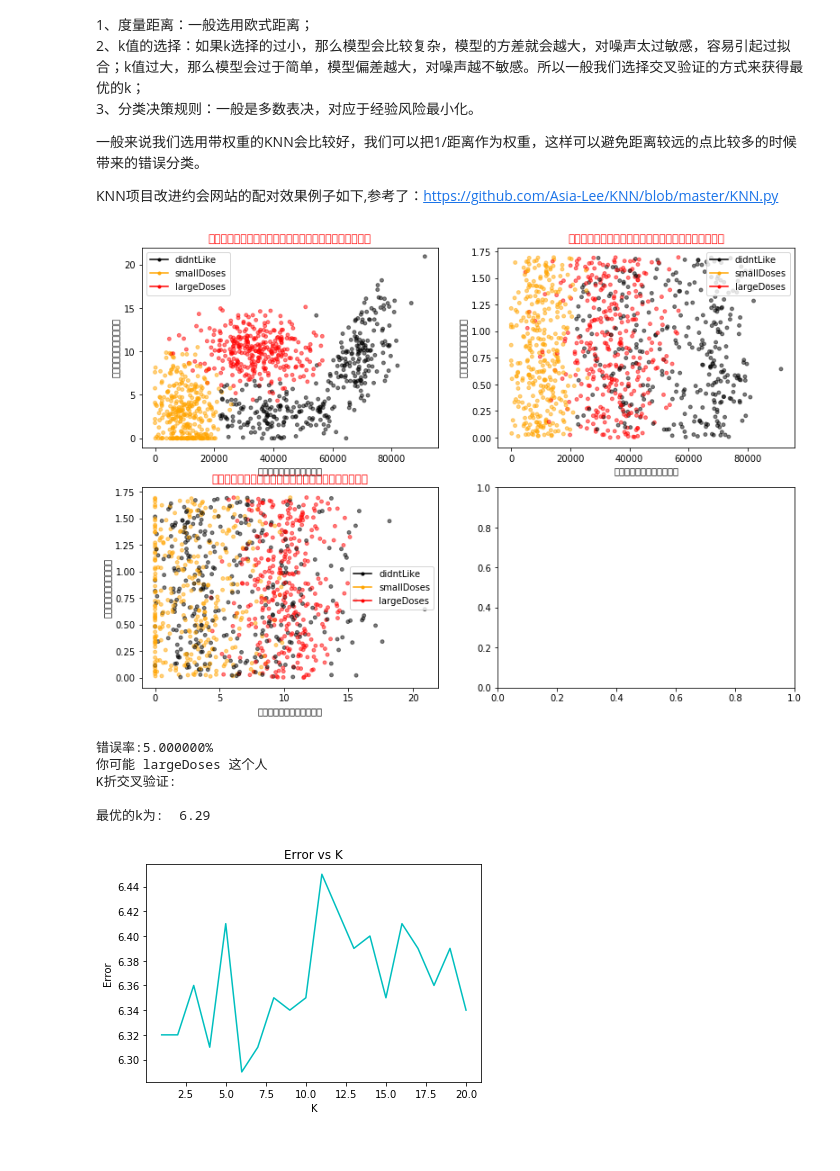
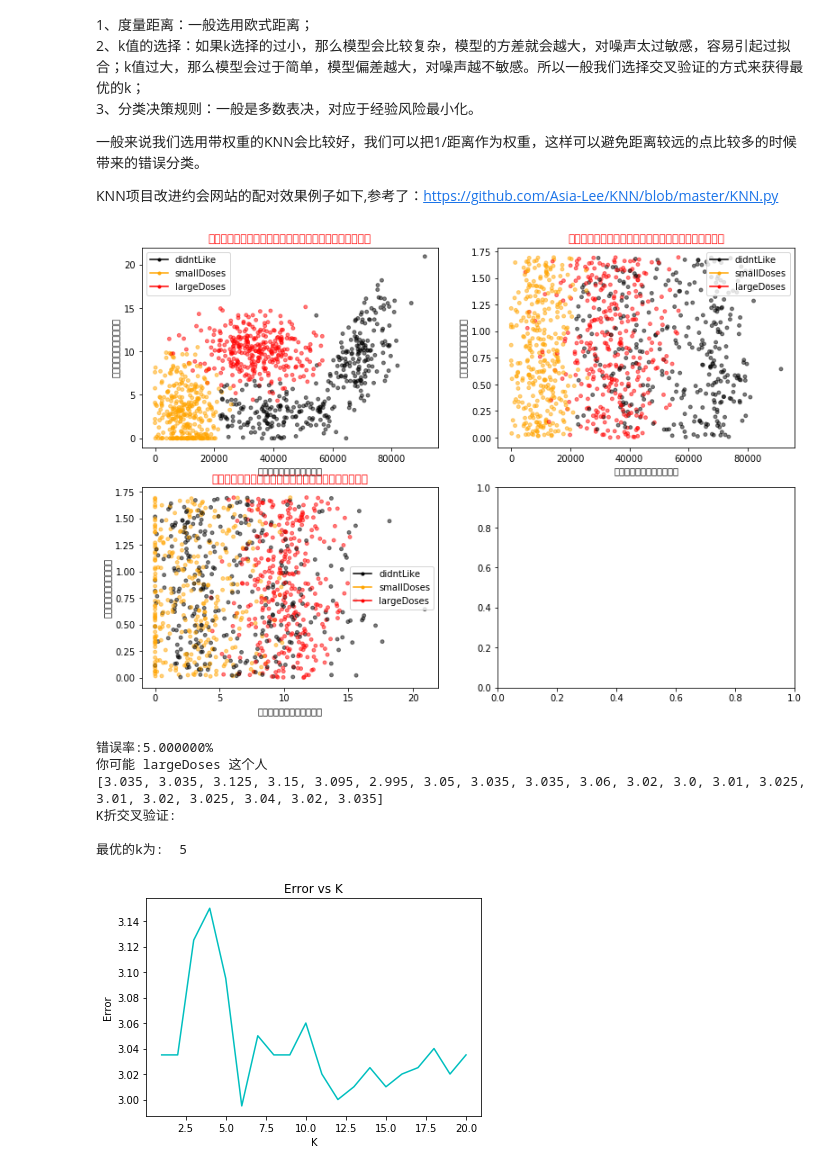
Before and after one commit to gbyy422990/machine_learning_code_with_python, a Jupyter notebook: KNN/KNN.ipynb, the cells around one changed output. Cells and saved outputs as stored; diff of their text form; code cells hidden in the pictures.

Commit message:
add k-fold valid

```diff
--- a/KNN/KNN.ipynb
+++ b/KNN/KNN.ipynb
@@ -226,7 +226,7 @@ def KFold(n,n_folds=5,shuffe=False):
         yield train_index, test_index
         current = stop # move one step forward
 
-def crossValidate(dataPath, n_folds=100, k=3):
+def crossValidate(dataPath, n_folds, k):
     errorCount = 0.0
     X, y = readData(dataPath)
     kf = KFold(len(y), n_folds=n_folds)
@@ -252,35 +252,37 @@ def crossValidate(dataPath, n_folds=100, k=3):
 # %%
 if __name__ == '__main__':
     dataPath = './data/datingTestSet.txt'
     #这里我们选择k为5，即前五个然后投票，最好是采用交叉验证的方式获得最优的k
-    k = 5
+    k = 3
 
     #可视化训练数据
     showData(datingDataMat, datingLabels)
     #选取10%作为验证集，来测试分类器的性能
     testKNN(dataPath, k)
     #inference用
     dataTest = [28782, 6.593803, 0.187108]
     predict(dataPath, dataTest)
 
     #交叉验证
     errors = []
     for i in range(20):
-        error = crossValidate(dataPath,k=i+1)
+        error = crossValidate(dataPath, 200, k=i+1)
         errors.append(error)
+    print(errors)
+    print("K折交叉验证: \n")
 
-    print("K折交叉验证: \n")
-    print("最优的k为: ", min(errors))
     xs = np.arange(len(errors)) + 1
     plt.plot(xs,errors,color='c')
     plt.xlabel('K')
     plt.ylabel('Error')
     plt.title('Error vs K')
+    print("最优的k为: ", errors.index(min(errors)))
 # %% [output]
 [figure]
 错误率:5.000000%
 你可能 largeDoses 这个人
+[3.035, 3.035, 3.125, 3.15, 3.095, 2.995, 3.05, 3.035, 3.035, 3.06, 3.02, 3.0, 3.01, 3.025, 3.01, 3.02, 3.025, 3.04, 3.02, 3.035]
 K折交叉验证:
 
-最优的k为:  6.29
+最优的k为:  5
-[figure, old version]
+[figure, new version]
```
